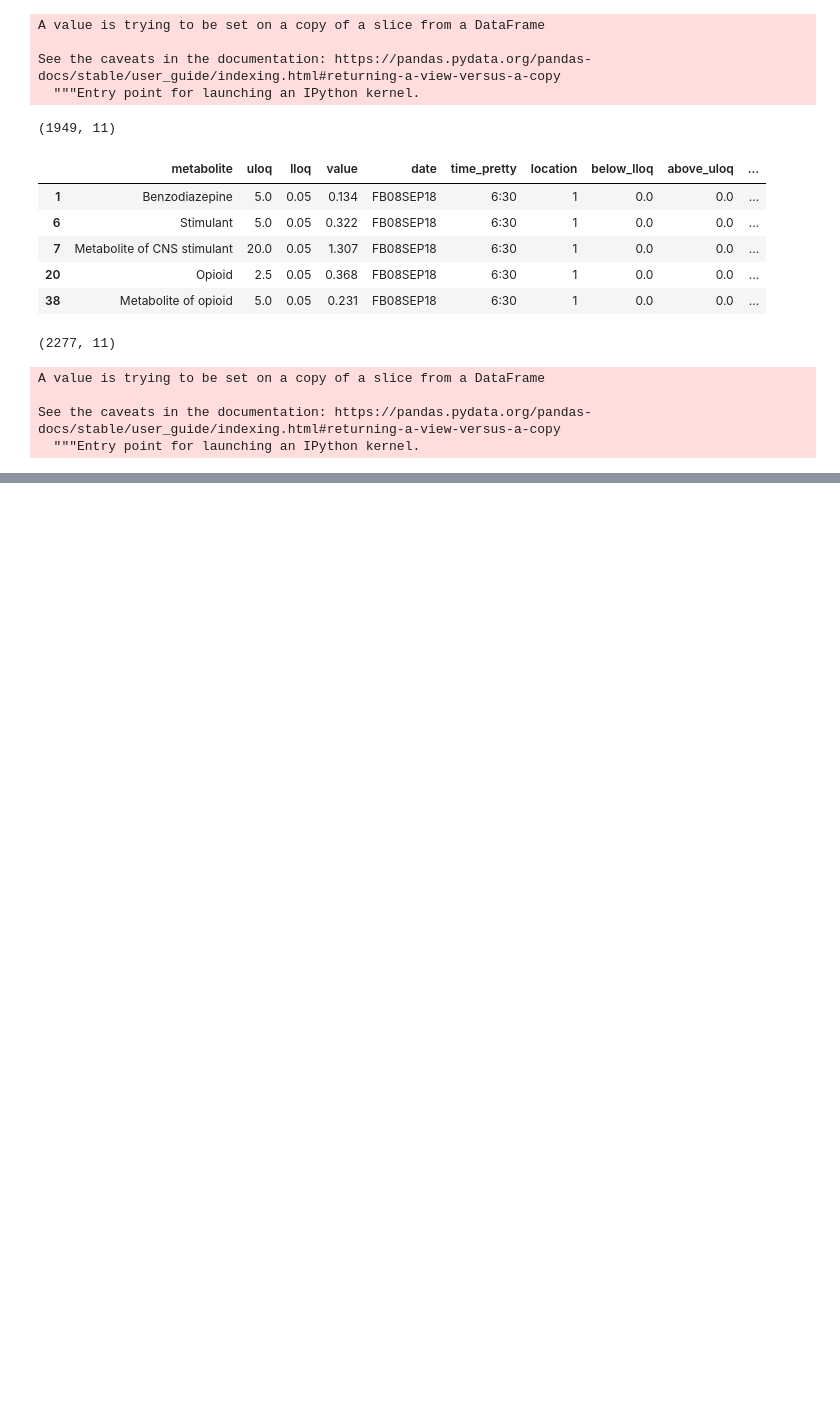
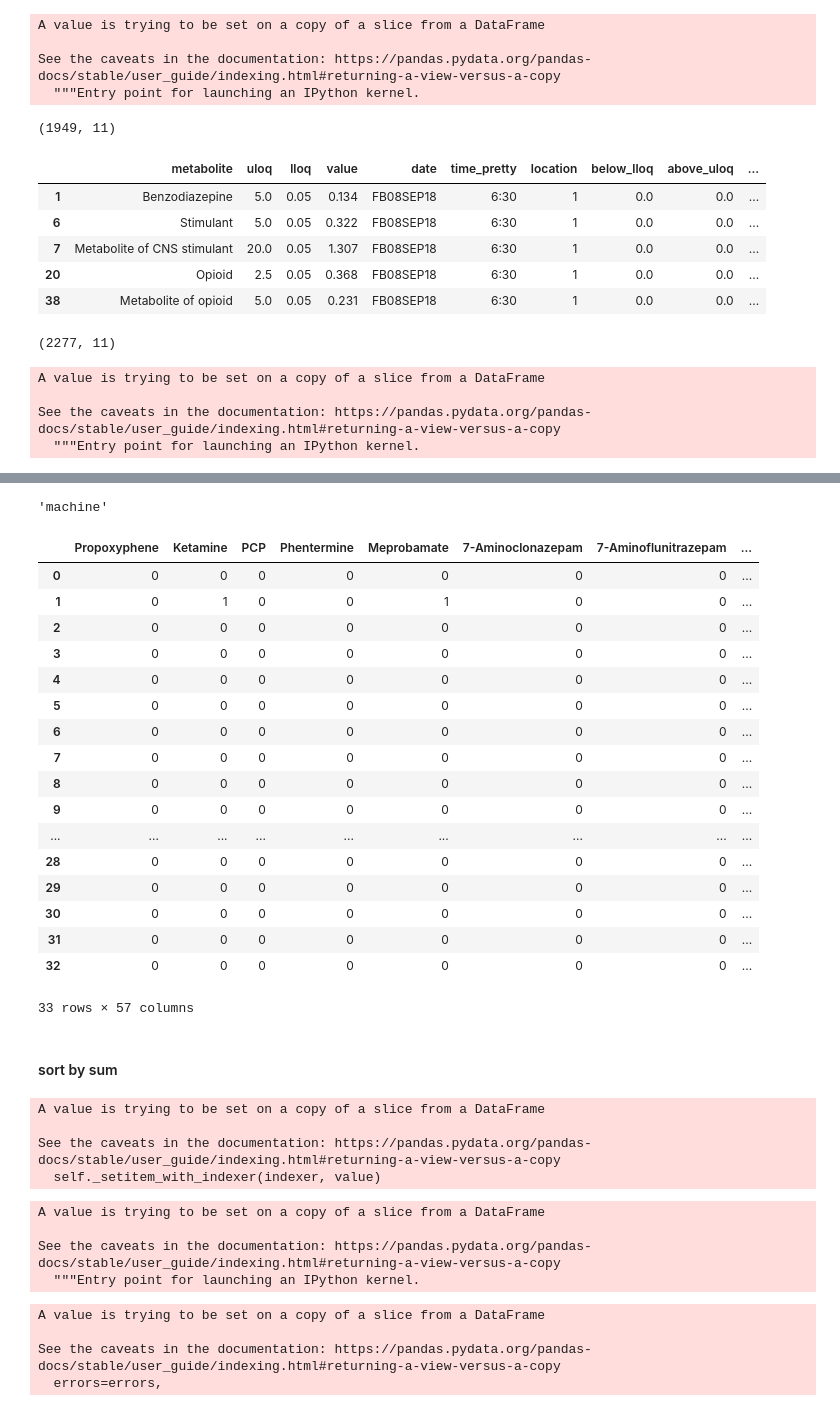
Before and after one commit to mloop/uf-wastewater, a Jupyter notebook: nbs/data_inventory.ipynb, the cells around one changed output, grey strips where cells are left out. Cells and saved outputs as stored; diff of their text form; code cells hidden in the pictures; blank space fills up the shorter version.

```diff
--- a/nbs/data_inventory.ipynb
+++ b/nbs/data_inventory.ipynb
@@ -337,0 +395,2 @@ data_grouped.to_csv("../data/water_cleaned_grouped.txt", index=False, sep="\t")
+# %%
+data_missing_pattern = pd.read_csv("../data/metabolites_missing_pattern.csv")
@@ -337,0 +417,27 @@ data_grouped.to_csv("../data/water_cleaned_grouped.txt", index=False, sep="\t")
+# %%
+analytes.pop()
+# %% [output]
+'machine'
+# %%
+data_missing_pattern[data_missing_pattern.machine == "Shimadzu"]
+# %% [output]
+|  | Propoxyphene | Ketamine | PCP | Phentermine | Meprobamate | 7-Aminoclonazepam | 7-Aminoflunitrazepam | ... |
+| 0 | 0 | 0 | 0 | 0 | 0 | 0 | 0 | ... |
+| 1 | 0 | 1 | 0 | 0 | 1 | 0 | 0 | ... |
+| 2 | 0 | 0 | 0 | 0 | 0 | 0 | 0 | ... |
+| 3 | 0 | 0 | 0 | 0 | 0 | 0 | 0 | ... |
+| 4 | 0 | 0 | 0 | 0 | 0 | 0 | 0 | ... |
+| 5 | 0 | 0 | 0 | 0 | 0 | 0 | 0 | ... |
+| 6 | 0 | 0 | 0 | 0 | 0 | 0 | 0 | ... |
+| 7 | 0 | 0 | 0 | 0 | 0 | 0 | 0 | ... |
+| 8 | 0 | 0 | 0 | 0 | 0 | 0 | 0 | ... |
+| 9 | 0 | 0 | 0 | 0 | 0 | 0 | 0 | ... |
+| ... | ... | ... | ... | ... | ... | ... | ... | ... |
+| 28 | 0 | 0 | 0 | 0 | 0 | 0 | 0 | ... |
+| 29 | 0 | 0 | 0 | 0 | 0 | 0 | 0 | ... |
+| 30 | 0 | 0 | 0 | 0 | 0 | 0 | 0 | ... |
+| 31 | 0 | 0 | 0 | 0 | 0 | 0 | 0 | ... |
+| 32 | 0 | 0 | 0 | 0 | 0 | 0 | 0 | ... |
+33 rows × 57 columns
+# %% [markdown]
+#### sort by sum
@@ -337,0 +446,21 @@ data_grouped.to_csv("../data/water_cleaned_grouped.txt", index=False, sep="\t")
+# %%
+data_analytes.loc[-1] = data_analytes.sum()
+# %% [output]
+A value is trying to be set on a copy of a slice from a DataFrame
+
+See the caveats in the documentation: https://pandas.pydata.org/pandas-docs/stable/user_guide/indexing.html#returning-a-view-versus-a-copy
+  self._setitem_with_indexer(indexer, value)
+# %%
+data_analytes.sort_values(by=-1, axis=1, inplace=True)
+# %% [output]
+A value is trying to be set on a copy of a slice from a DataFrame
+
+See the caveats in the documentation: https://pandas.pydata.org/pandas-docs/stable/user_guide/indexing.html#returning-a-view-versus-a-copy
+  """Entry point for launching an IPython kernel.
+# %%
+data_analytes.drop(data_analytes.tail(1).index,inplace=True)
+# %% [output]
+A value is trying to be set on a copy of a slice from a DataFrame
+
+See the caveats in the documentation: https://pandas.pydata.org/pandas-docs/stable/user_guide/indexing.html#returning-a-view-versus-a-copy
+  errors=errors,
```
Also changed, not shown: parts of 27 cells of this notebook, 12 other files.
